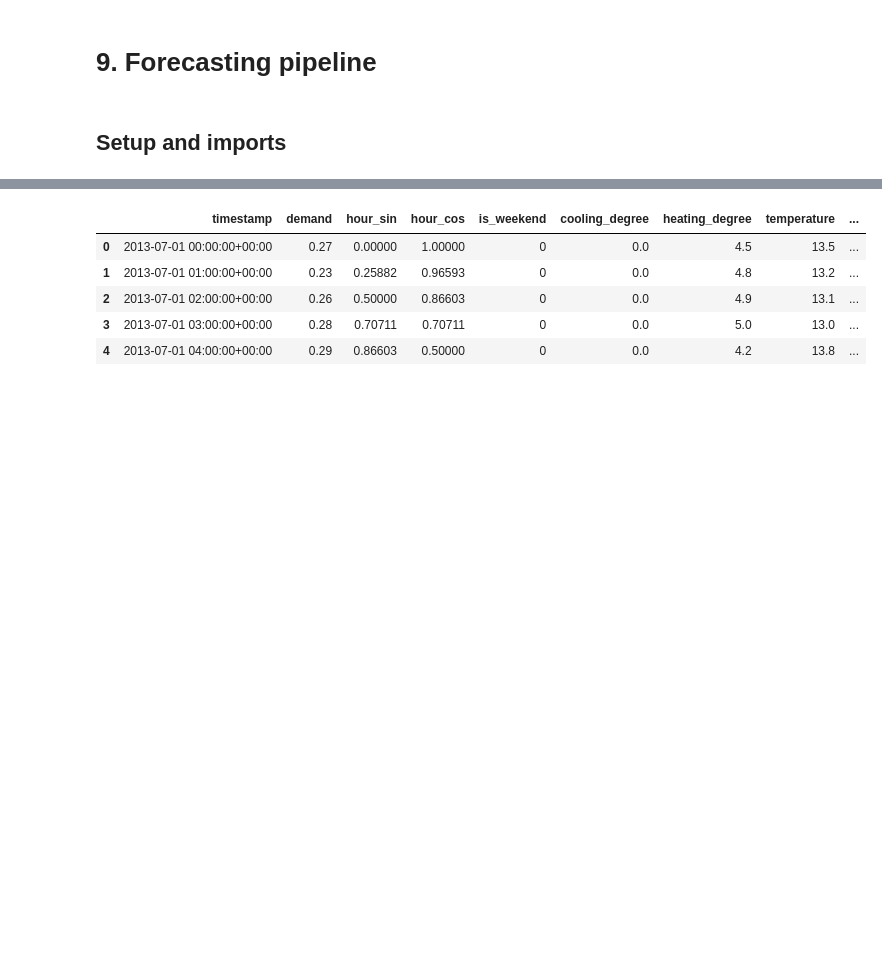
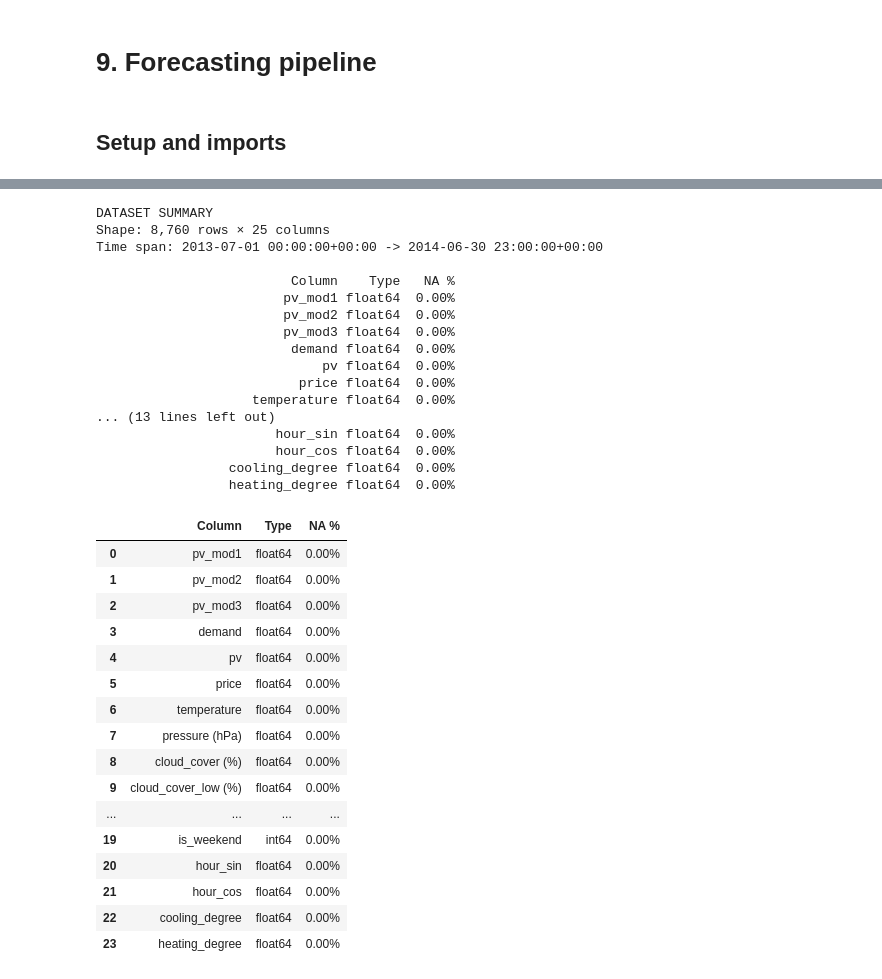
Before and after one commit to Danwerk/HomeEnergyManagementSystem, a Jupyter notebook: 09-forecasting-pipeline.ipynb, the cells around one changed output, grey strips where cells are left out. Cells and saved outputs as stored; diff of their text form; code cells hidden in the pictures; blank space fills up the shorter version.

Commit message:
Notebook 9, implemented forecasting pipeline, saved comparison figures and tables.

```diff
--- a/09-forecasting-pipeline.ipynb
+++ b/09-forecasting-pipeline.ipynb
@@ -7,32 +11,46 @@ from functions import *
 # %%
-df = load_data()
-df = df.sort_index()
-df = df.asfreq("h")
-df = df.interpolate(method="time", limit_direction="both")
-df = df.reset_index()
+train_raw = load_data()
+train_raw = train_raw.sort_index()
+train_raw = train_raw.asfreq("h")
+train_raw = train_raw.interpolate(method="time", limit_direction="both")
+train_raw = train_raw.reset_index()
 
-df["hour"] = df["timestamp"].dt.hour
-df["weekday"] = df["timestamp"].dt.dayofweek
-df["is_weekend"] = (df["weekday"] >= 5).astype(int)
-df["hour_sin"] = np.sin(2 * np.pi * df["hour"] / 24)
-df["hour_cos"] = np.cos(2 * np.pi * df["hour"] / 24)
-df["cooling_degree"] = np.clip(df["temperature"] - 18, 0, None)
-df["heating_degree"] = np.clip(18 - df["temperature"], 0, None)
+train_fe = add_time_weather_features(train_raw)
 
-selected_features = [
-    "timestamp", "demand", "hour_sin", "hour_cos", "is_weekend",
-    "cooling_degree", "heating_degree", "temperature", "pressure (hPa)",
-    "cloud_cover (%)", "wind_speed_10m (km/h)", "shortwave_radiation (W/m²)",
-    "direct_radiation (W/m²)", "diffuse_radiation (W/m²)",
-    "direct_normal_irradiance (W/m²)", "price"
-]
-
-df = df[selected_features].round(5)
-df.head()
+train_fe = train_fe.round(5)
+show_table_info(train_fe)
 # %% [output]
+DATASET SUMMARY
+Shape: 8,760 rows × 25 columns
+Time span: 2013-07-01 00:00:00+00:00 -> 2014-06-30 23:00:00+00:00
+
+                         Column    Type   NA %
+                        pv_mod1 float64  0.00%
+                        pv_mod2 float64  0.00%
+                        pv_mod3 float64  0.00%
+                         demand float64  0.00%
+                             pv float64  0.00%
+                          price float64  0.00%
+                    temperature float64  0.00%
+... (13 lines left out)
+                       hour_sin float64  0.00%
+                       hour_cos float64  0.00%
+                 cooling_degree float64  0.00%
+                 heating_degree float64  0.00%
-|  | timestamp | demand | hour_sin | hour_cos | is_weekend | cooling_degree | heating_degree | temperature | ... |
-| 0 | 2013-07-01 00:00:00+00:00 | 0.27 | 0.00000 | 1.00000 | 0 | 0.0 | 4.5 | 13.5 | ... |
-| 1 | 2013-07-01 01:00:00+00:00 | 0.23 | 0.25882 | 0.96593 | 0 | 0.0 | 4.8 | 13.2 | ... |
-| 2 | 2013-07-01 02:00:00+00:00 | 0.26 | 0.50000 | 0.86603 | 0 | 0.0 | 4.9 | 13.1 | ... |
-| 3 | 2013-07-01 03:00:00+00:00 | 0.28 | 0.70711 | 0.70711 | 0 | 0.0 | 5.0 | 13.0 | ... |
-| 4 | 2013-07-01 04:00:00+00:00 | 0.29 | 0.86603 | 0.50000 | 0 | 0.0 | 4.2 | 13.8 | ... |
+|  | Column | Type | NA % |
+| 0 | pv_mod1 | float64 | 0.00% |
+| 1 | pv_mod2 | float64 | 0.00% |
+| 2 | pv_mod3 | float64 | 0.00% |
+| 3 | demand | float64 | 0.00% |
+| 4 | pv | float64 | 0.00% |
+| 5 | price | float64 | 0.00% |
+| 6 | temperature | float64 | 0.00% |
+| 7 | pressure (hPa) | float64 | 0.00% |
+| 8 | cloud_cover (%) | float64 | 0.00% |
+| 9 | cloud_cover_low (%) | float64 | 0.00% |
+| ... | ... | ... | ... |
+| 19 | is_weekend | int64 | 0.00% |
+| 20 | hour_sin | float64 | 0.00% |
+| 21 | hour_cos | float64 | 0.00% |
+| 22 | cooling_degree | float64 | 0.00% |
+| 23 | heating_degree | float64 | 0.00% |
```
Also changed, not shown: parts of 22 cells of this notebook, 12 other files.
